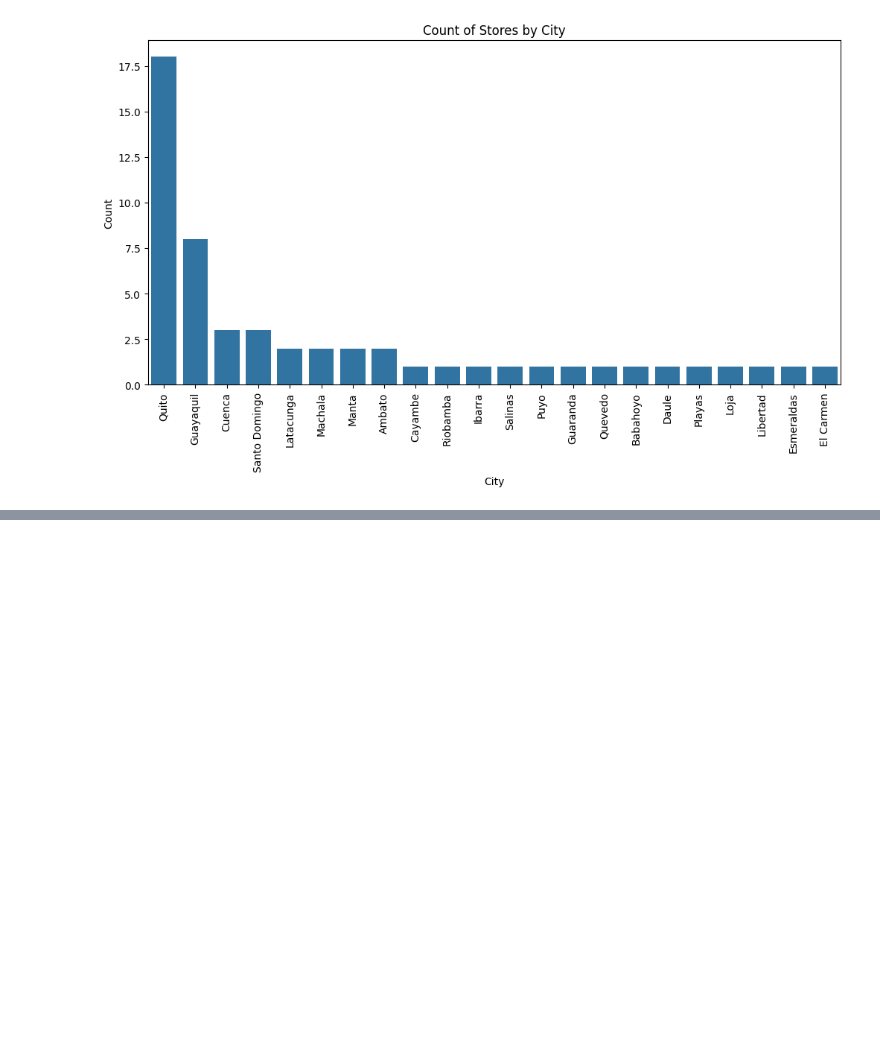
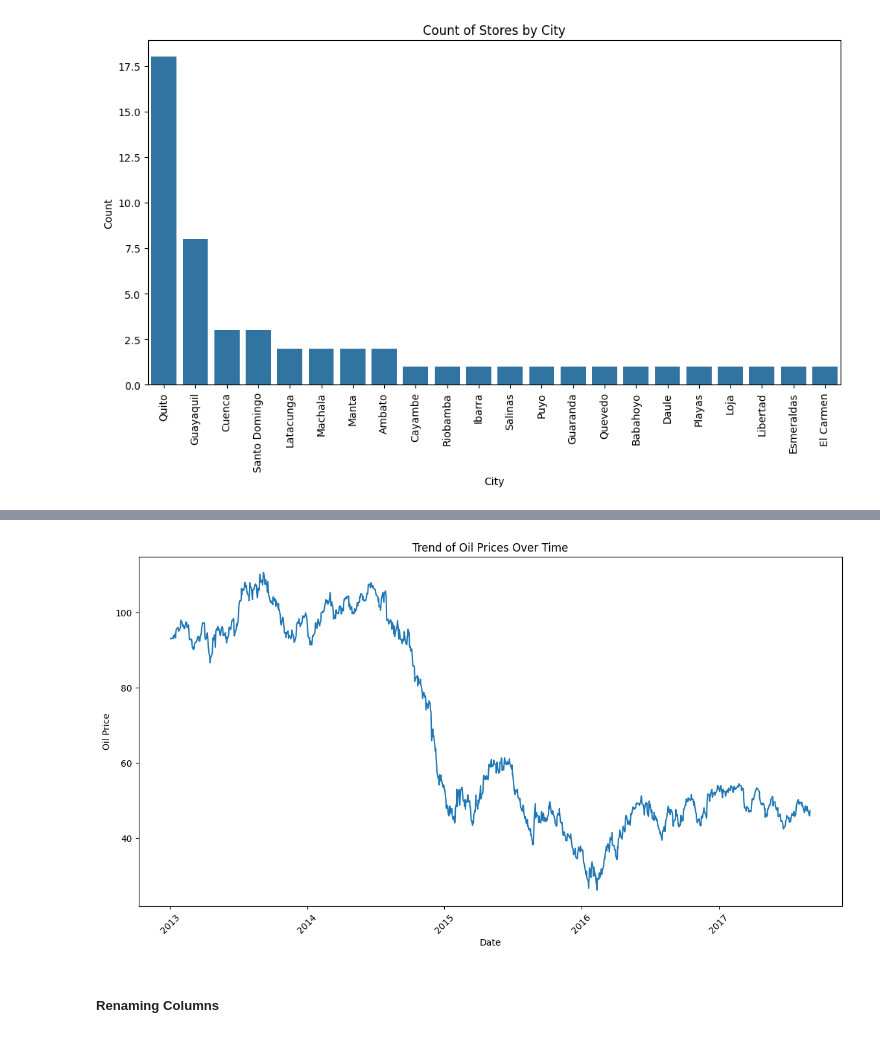
Before and after one commit to Chebet-Mercy/Time-Series-Forecasting-Analysis, a Jupyter notebook: notebooks/main.ipynb, the cells around one changed output, grey strips where cells are left out. Cells and saved outputs as stored; diff of their text form; code cells hidden in the pictures; blank space fills up the shorter version.

```diff
--- a/notebooks/main.ipynb
+++ b/notebooks/main.ipynb
@@ -302,0 +334,13 @@ plt.show()
+# %%
+# Trend of oil prices
+plt.figure(figsize=(14, 7))
+sns.lineplot(x='date', y='dcoilwtico', data=data_oil)
+plt.title('Trend of Oil Prices Over Time')
+plt.xlabel('Date')
+plt.ylabel('Oil Price')
+plt.xticks(rotation=45)
+plt.show()
+# %% [output]
+[figure, added]
+# %% [markdown]
+##### Renaming Columns
```
Also changed, not shown: parts of 144 cells of this notebook.
